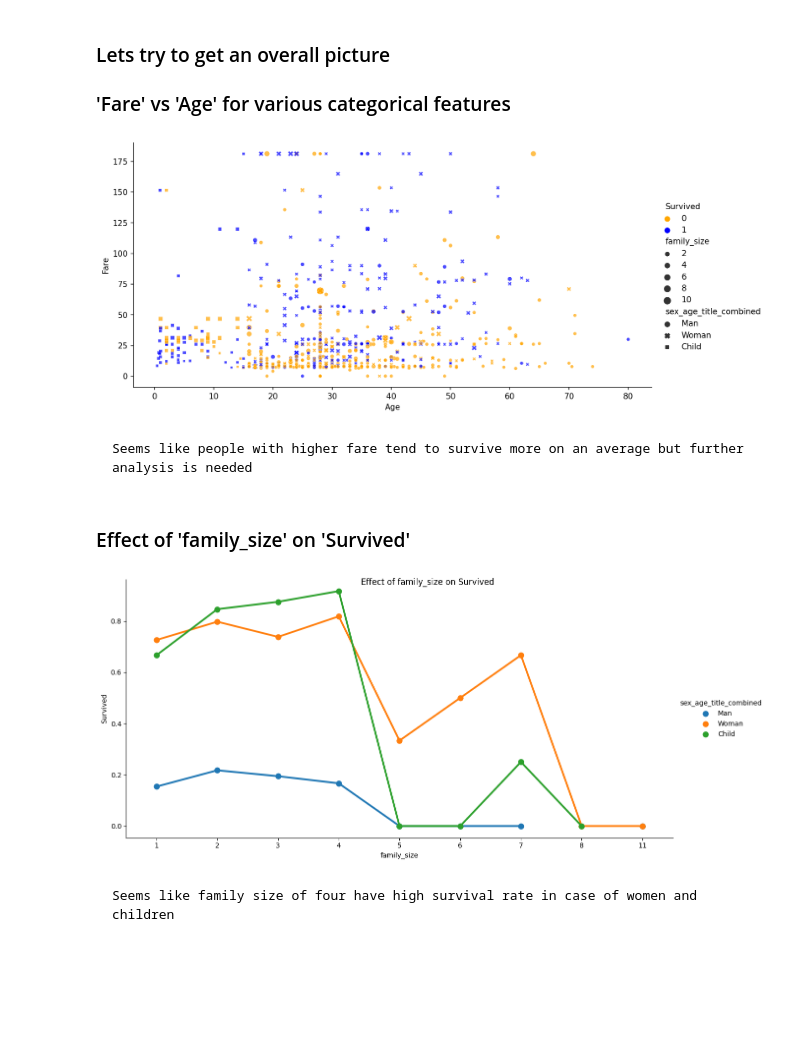
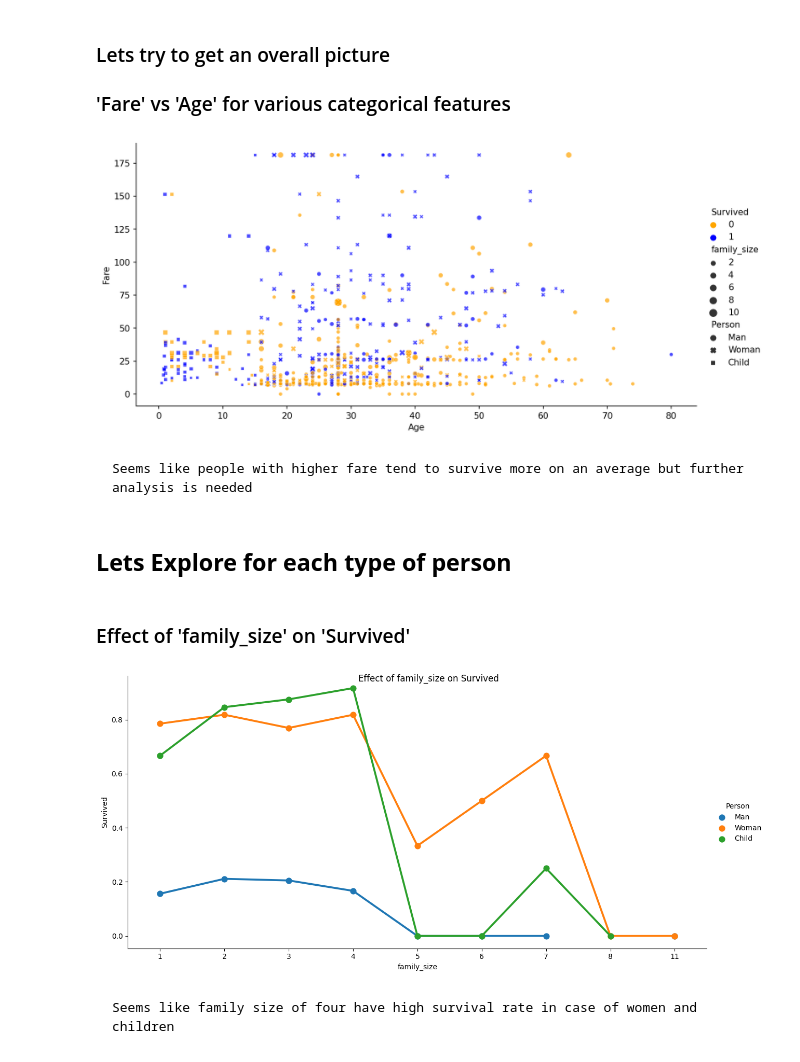
Before and after one commit to afzalmp40/EDA, a Jupyter notebook: titanic EDA/titanic EDA.ipynb, the cells around one changed output. Drawn from its saved outputs; the diff is of its cells as text; code cells hidden in the pictures; blank space fills up the shorter version.

```diff
--- a/titanic EDA/titanic EDA.ipynb
+++ b/titanic EDA/titanic EDA.ipynb
@@ -252,2 +252,0 @@ Now 'Name' feature can be dropped
-# %%
-df.drop(columns='Name', axis=1, inplace=True)
@@ -297,0 +258,22 @@ Name: sex_age_title_combined, dtype: int64
+# %%
+def title_converter(df):
+
+    alist=np.array([])
+
+    for i,row in df.iterrows():
+
+        # classify all people below 16 yrs of age as children
+        if row.Age<16:
+            alist=np.append(alist, 'Child')
+
+        if row.Age>=16:
+            if row.Sex=='male':
+                alist=np.append(alist, 'Man')
+            else:
+                alist=np.append(alist, 'Woman')
+
+    return alist
+
+df['Person']=title_converter(df)
+
+df['Person'].value_counts()
@@ -298,7 +285,7 @@ Name: sex_age_title_combined, dtype: int64
 # %% [markdown]
     Dropping other redundant features that have already been transformed
 # %%
-df.drop(columns=['Sex', 'Title', 'SibSp', 'Parch'], axis=1, inplace=True)
+df.drop(columns=['Name', 'Sex', 'SibSp', 'Parch'], axis=1, inplace=True)
 # %%
 df.head()
 # %% [output]
@@ -322,5 +310,5 @@ df['Pclass_enc']= -df.Pclass + 3
 # %%
-df_sex_age_title_combined_enc=pd.get_dummies(df.sex_age_title_combined).drop('Man',axis=1)
+df_sex_age_title_combined_enc=pd.get_dummies(df.Person).drop('Man',axis=1)
 df_sex_age_title_combined_enc.index=df.index
 df=pd.concat([df, df_sex_age_title_combined_enc], axis=1 )
 # %% [markdown]
@@ -533,24 +602,26 @@ plt.show()
 # %%
 plot=sns.relplot(data=df,
             x='Age',
             y='Fare',
             hue='Survived',
             size='family_size',
-            style='sex_age_title_combined',
+            style='Person',
             aspect=2, height=5, alpha=0.7, palette={0:'orange', 1:'blue'}
 )
 plot.fig.dpi=150
 # %% [output]
-[figure, old version]
+[figure, new version]
 # %% [markdown]
     Seems like people with higher fare tend to survive more on an average but further analysis is needed
+# %% [markdown]
+## **Lets Explore for each type of person**
 # %% [markdown]
 ### Effect of 'family_size' on 'Survived'
 # %%
 plot=sns.catplot(data=df,
                  x='family_size',
                  y='Survived',
-                 hue='sex_age_title_combined',
+                 hue='Person',
                  kind='point',
                  aspect=2, height=6, ci=False
 )
@@ -559,7 +630,7 @@ plot.fig.dpi=100
 plot.fig.suptitle('Effect of family_size on Survived')
 plt.show()
 # %% [output]
-[figure, old version]
+[figure, new version]
 # %% [markdown]
     Seems like family size of four have high survival rate in case of women and children
 # %% [markdown]
```
Also changed, not shown: parts of 40 cells of this notebook.
